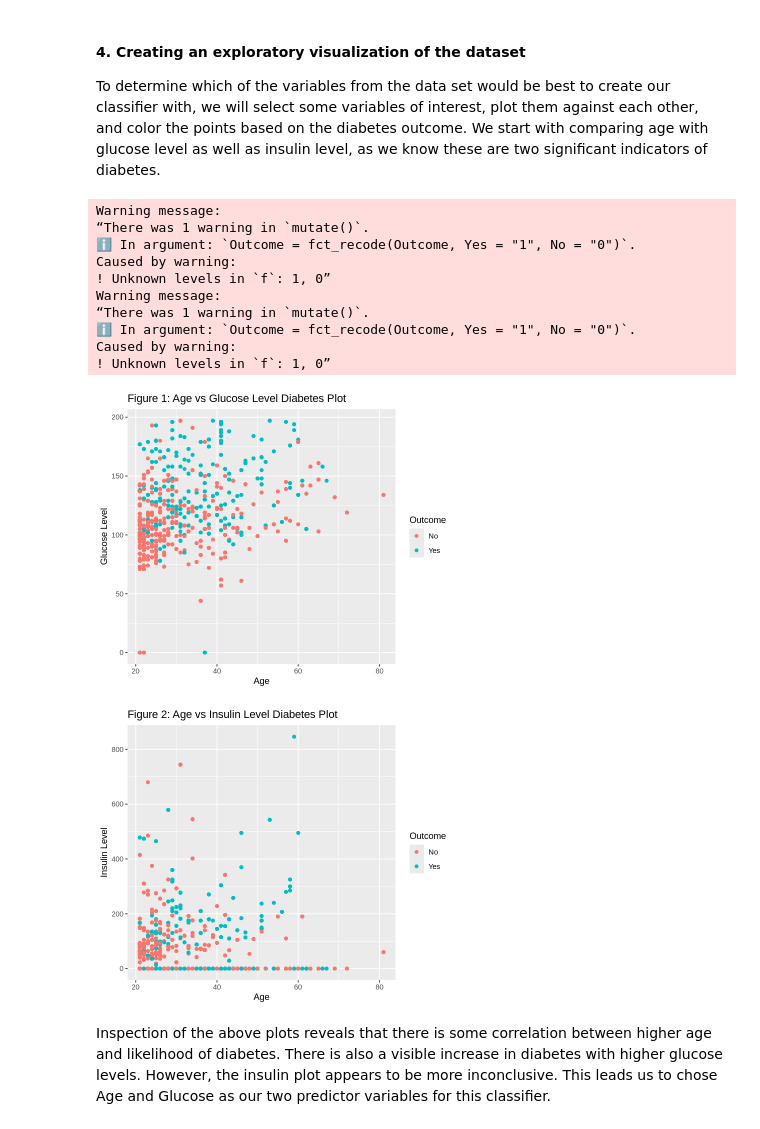
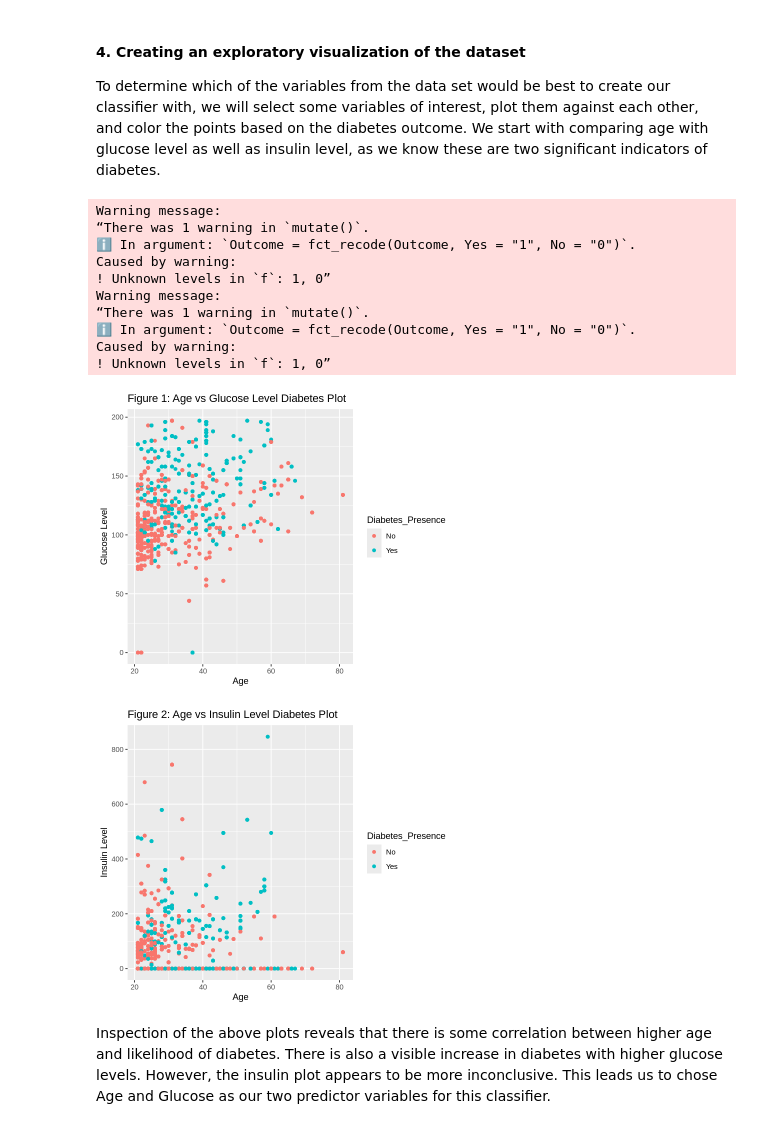
Before and after one commit to nityag11/DSCI-100-group17-project, a Jupyter notebook: Projectv2.ipynb, the cells around one changed output. Drawn from its saved outputs; the diff is of its cells as text; code cells hidden in the pictures.

Commit message:
added legend title

```diff
--- a/Projectv2.ipynb
+++ b/Projectv2.ipynb
@@ -197,37 +197,37 @@ training_data <- training_data |>
     mutate(Outcome = as_factor(Outcome)) |>
     mutate(Outcome = fct_recode(Outcome, "Yes" = "1", "No" = "0"))
 
 testing_data <- testing_data |>
     mutate(Outcome = as_factor(Outcome)) |>
     mutate(Outcome = fct_recode(Outcome, "Yes" = "1", "No" = "0"))
 
 #creating comparison plots
 options(repr.plot.height = 5, repr.plot.width = 6)
 age_glucose_plot <- training_data |>
     ggplot(aes(x = Age, y = Glucose, color = Outcome)) +
     geom_point() +
-    labs(x = "Age", y = "Glucose Level", title = "Figure 1: Age vs Glucose Level Diabetes Plot")
+    labs(x = "Age", y = "Glucose Level", title = "Figure 1: Age vs Glucose Level Diabetes Plot", color = "Diabetes_Presence")
 age_glucose_plot
 
 options(repr.plot.height = 5, repr.plot.width = 6)
 age_glucose_plot <- training_data |>
     ggplot(aes(x = Age, y = Insulin, color = Outcome)) +
     geom_point() +
-    labs(x = "Age", y = "Insulin Level", title = "Figure 2: Age vs Insulin Level Diabetes Plot")
+    labs(x = "Age", y = "Insulin Level", title = "Figure 2: Age vs Insulin Level Diabetes Plot", color = "Diabetes_Presence")
 age_glucose_plot
 # %% [output]
 Warning message:
 “There was 1 warning in `mutate()`.
 ℹ In argument: `Outcome = fct_recode(Outcome, Yes = "1", No = "0")`.
 Caused by warning:
 ! Unknown levels in `f`: 1, 0”
 Warning message:
 “There was 1 warning in `mutate()`.
 ℹ In argument: `Outcome = fct_recode(Outcome, Yes = "1", No = "0")`.
 Caused by warning:
 ! Unknown levels in `f`: 1, 0”
-[figure, old version]
+[figure, new version]
-[figure, old version]
+[figure, new version]
 # %% [markdown]
 Inspection of the above plots reveals that there is some correlation between higher age and likelihood of diabetes. There is also a visible increase in diabetes with higher glucose levels. However, the insulin plot appears to be more inconclusive. This leads us to chose Age and Glucose as our two predictor variables for this classifier.
 # %% [markdown]
```
